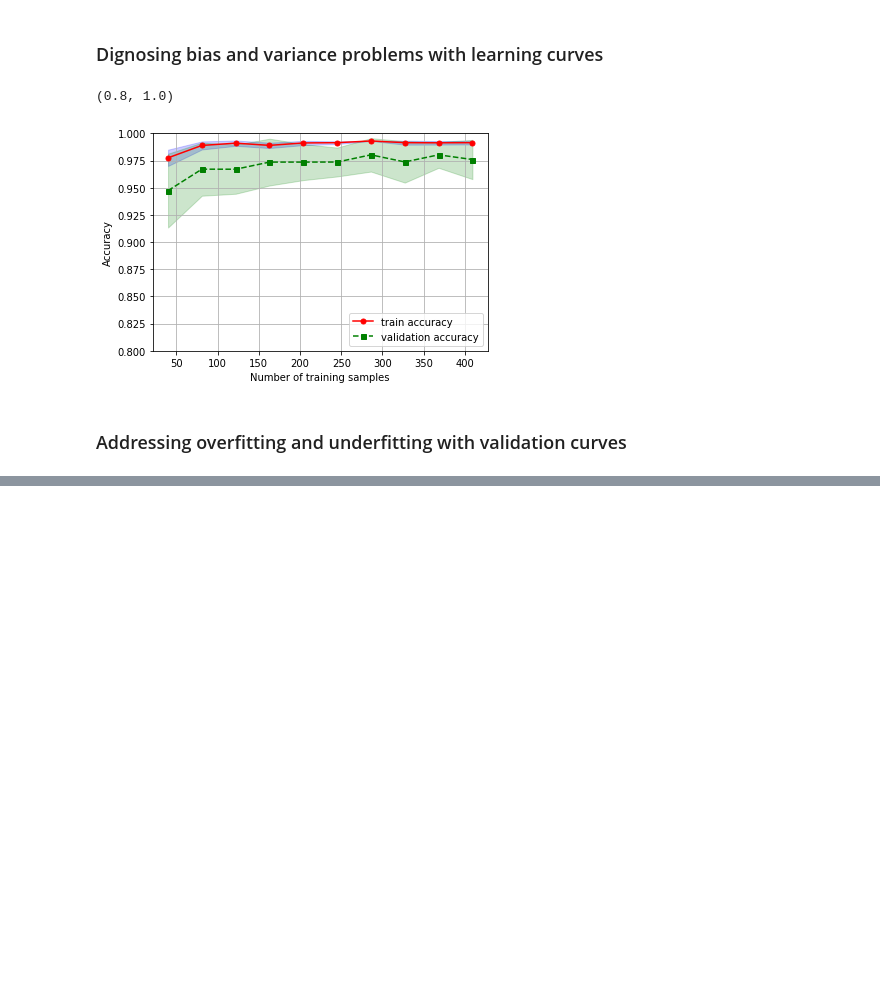
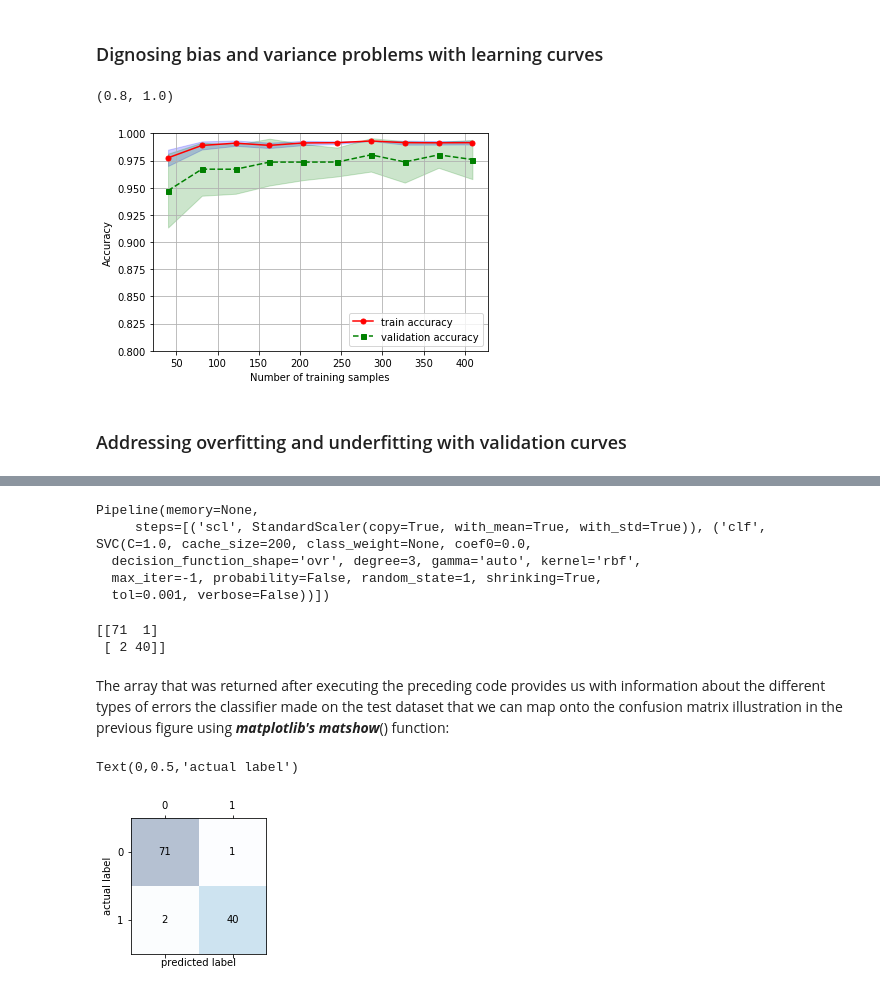
Before and after one commit to hanshantong/MachineLearningWithPython3, a Jupyter notebook: Chapter_6_Learning_Best_Practices_for_Model_Evaluation_and_Hyperparameter_Tuning.ipynb, the cells around one changed output, grey strips where cells are left out. Cells and saved outputs as stored; diff of their text form; code cells hidden in the pictures; blank space fills up the shorter version.

```diff
--- a/Chapter_6_Learning_Best_Practices_for_Model_Evaluation_and_Hyperparameter_Tuning.ipynb
+++ b/Chapter_6_Learning_Best_Practices_for_Model_Evaluation_and_Hyperparameter_Tuning.ipynb
@@ -186,0 +227,2 @@ plt.ylim([0.8, 1.0])
+# %%
+clf.fit(X_train, y_train)
@@ -186,0 +278,31 @@ plt.ylim([0.8, 1.0])
+# %%
+pipe_svc.fit(X_train, y_train)
+# %% [output]
+Pipeline(memory=None,
+     steps=[('scl', StandardScaler(copy=True, with_mean=True, with_std=True)), ('clf', SVC(C=1.0, cache_size=200, class_weight=None, coef0=0.0,
+  decision_function_shape='ovr', degree=3, gamma='auto', kernel='rbf',
+  max_iter=-1, probability=False, random_state=1, shrinking=True,
+  tol=0.001, verbose=False))])
+# %%
+y_pred = pipe_svc.predict(X_test)
+# %%
+confmat = confusion_matrix(y_true=y_test, y_pred=y_pred)
+# %%
+print(confmat)
+# %% [output]
+[[71  1]
+ [ 2 40]]
+# %% [markdown]
+The array that was returned after executing the preceding code provides us with information about the different types of errors the classifier made on the test dataset that we can map onto the confusion matrix illustration in the previous figure using ***matplotlib's matshow***() function:
+# %%
+fig, ax = plt.subplots(figsize=(2.5, 2.5))
+ax.matshow(confmat, cmap=plt.cm.Blues, alpha=0.3)
+for i in range(confmat.shape[0]):
+    for j in range(confmat.shape[1]):
+        ax.text(x=j, y=i, s=confmat[i, j], va='center', ha='center')
+
+plt.xlabel('predicted label')
+plt.ylabel('actual label')
+# %% [output]
+Text(0,0.5,'actual label')
+[figure, added]
```
Also changed, not shown: parts of 42 cells of this notebook.
